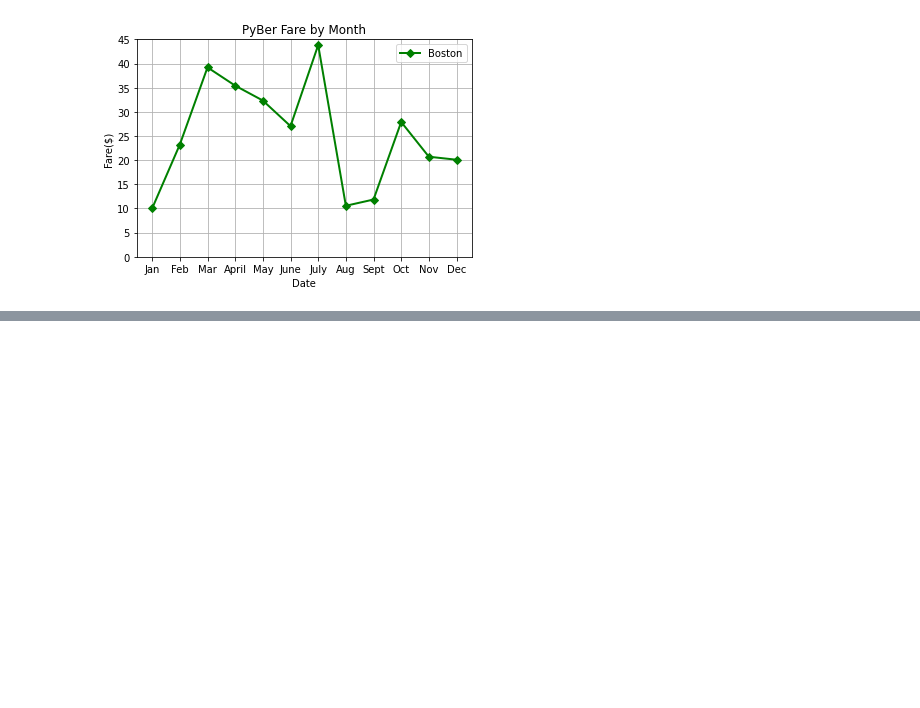
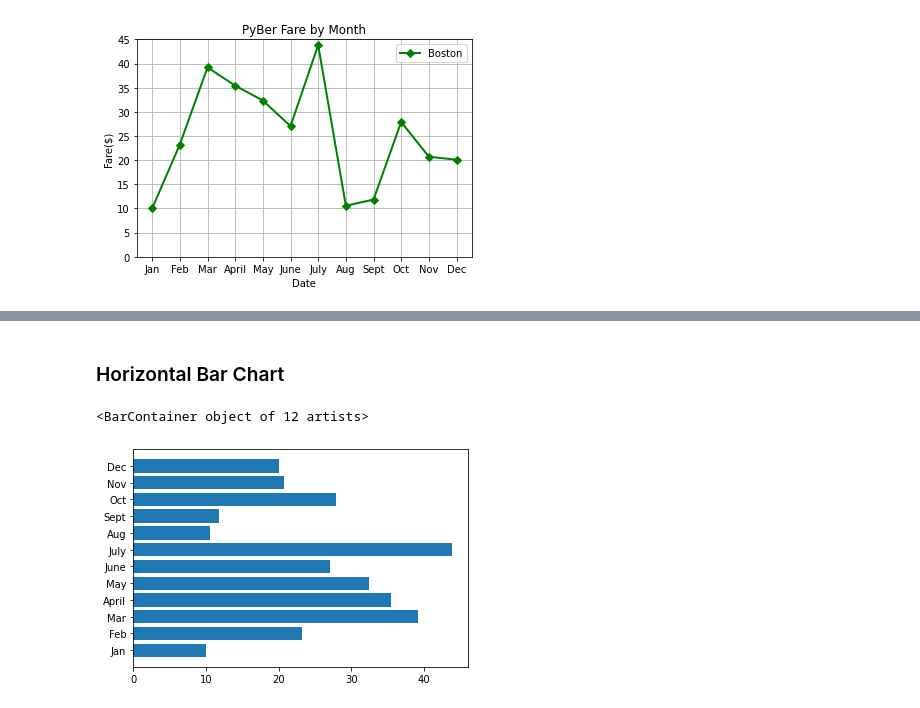
Before and after one commit to mhertel278/PyBer_Analysis, a Jupyter notebook: matplotlib_practice.ipynb, the cells around one changed output, grey strips where cells are left out. Drawn from its saved outputs; the diff is of its cells as text; code cells hidden in the pictures; blank space fills up the shorter version.

```diff
--- a/matplotlib_practice.ipynb
+++ b/matplotlib_practice.ipynb
@@ -70,0 +106,7 @@ ax.legend()
+# %% [markdown]
+### Horizontal Bar Chart
+# %%
+plt.barh(x_axis, y_axis)
+# %% [output]
+<BarContainer object of 12 artists>
+[figure, added]
```
Also changed, not shown: parts of 18 cells of this notebook.
